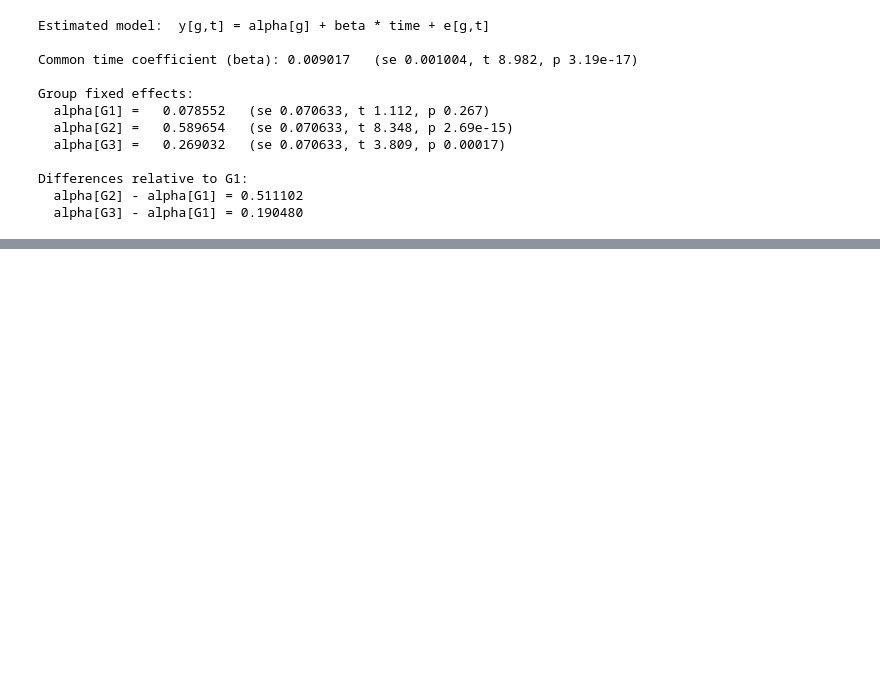
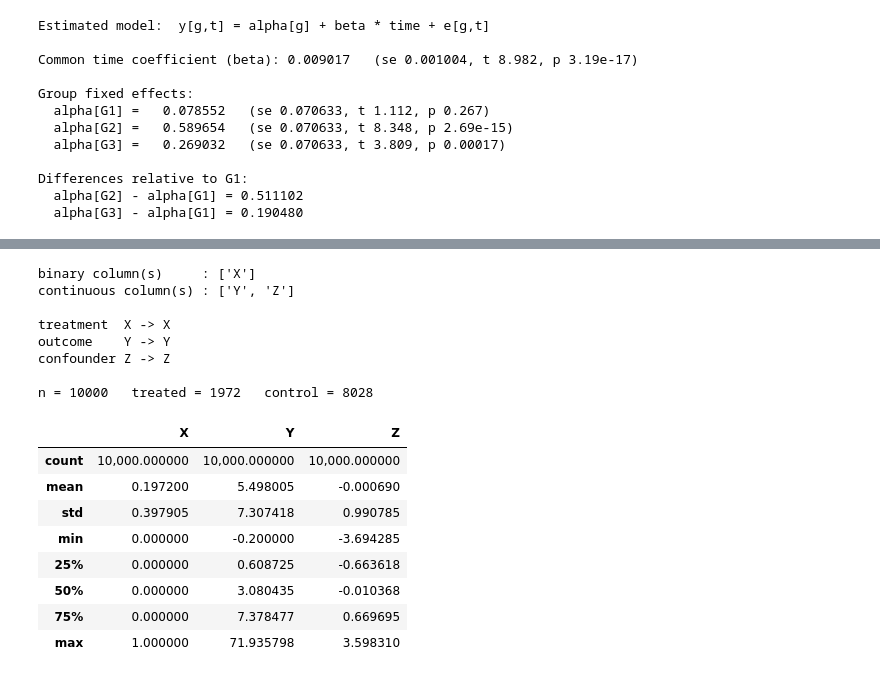
Before and after one commit to andre-bu-gitdev/DX702-mod-6, a Jupyter notebook: coding_quiz_2.ipynb, the cells around one changed output, grey strips where cells are left out. Drawn from its saved outputs; the diff is of its cells as text; code cells hidden in the pictures; blank space fills up the shorter version.

```diff
--- a/coding_quiz_2.ipynb
+++ b/coding_quiz_2.ipynb
@@ -317,0 +383,12 @@ Differences relative to G1:
+# %%
+import numpy as np
+import pandas as pd
+import matplotlib.pyplot as plt
+from scipy import stats
+
+CSV_PATH = "homework_2.2.csv"   # <-- change if the file lives somewhere else
+B = 10_000                      # number of bootstrap resamples
+SEED = 42                       # fixed seed so the numbers are reproducible
+
+rng = np.random.default_rng(SEED)
+pd.set_option("display.float_format", lambda v: f"{v:,.6f}")
@@ -317,0 +397,6 @@ Differences relative to G1:
+# %%
+df = pd.read_csv(CSV_PATH)
+
+print("shape:", df.shape)
+print("\nmissing values:\n", df.isna().sum(), sep="")
+df.head()
@@ -317,0 +417,48 @@ Differences relative to G1:
+# %%
+def is_binary(s: pd.Series) -> bool:
+    # True if the column only takes the values 0 and 1
+    v = pd.to_numeric(s, errors="coerce").dropna().unique()
+    return set(np.round(v, 12)) <= {0.0, 1.0}
+
+binary_cols  = [c for c in df.columns if is_binary(df[c])]
+numeric_cols = [c for c in df.columns if c not in binary_cols]
+
+print("binary column(s)     :", binary_cols)
+print("continuous column(s) :", numeric_cols)
+
+# Prefer the literal names X / Y / Z when they exist.
+TREAT   = next((c for c in df.columns if c.strip().upper() == "X"), binary_cols[0])
+OUTCOME = next((c for c in df.columns if c.strip().upper() == "Y"), numeric_cols[0])
+CONFOUND = next((c for c in df.columns if c.strip().upper() == "Z"),
+                [c for c in numeric_cols if c != OUTCOME][0])
+
+print(f"\ntreatment  X -> {TREAT}")
+print(f"outcome    Y -> {OUTCOME}")
+print(f"confounder Z -> {CONFOUND}")
+
+data = df[[TREAT, OUTCOME, CONFOUND]].dropna().reset_index(drop=True)
+x = data[TREAT].to_numpy(float)
+y = data[OUTCOME].to_numpy(float)
+z = data[CONFOUND].to_numpy(float)
+n = len(data)
+
+print(f"\nn = {n}   treated = {int(x.sum())}   control = {int((1 - x).sum())}")
+data.describe()
+# %% [output]
+binary column(s)     : ['X']
+continuous column(s) : ['Y', 'Z']
+
+treatment  X -> X
+outcome    Y -> Y
+confounder Z -> Z
+
+n = 10000   treated = 1972   control = 8028
+|  | X | Y | Z |
+| count | 10,000.000000 | 10,000.000000 | 10,000.000000 |
+| mean | 0.197200 | 5.498005 | -0.000690 |
+| std | 0.397905 | 7.307418 | 0.990785 |
+| min | 0.000000 | -0.200000 | -3.694285 |
+| 25% | 0.000000 | 0.608725 | -0.663618 |
+| 50% | 0.000000 | 3.080435 | -0.010368 |
+| 75% | 0.000000 | 7.378477 | 0.669695 |
+| max | 1.000000 | 71.935798 | 3.598310 |
```
Also changed, not shown: parts of 24 cells of this notebook.
